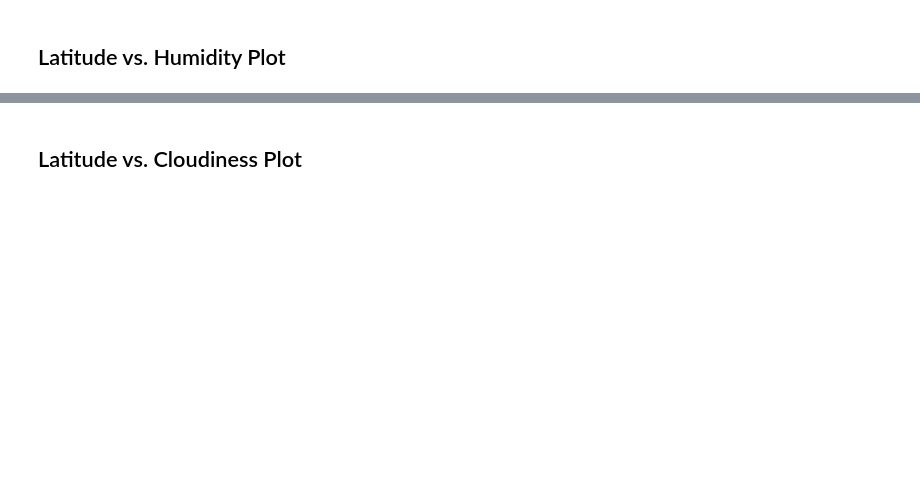
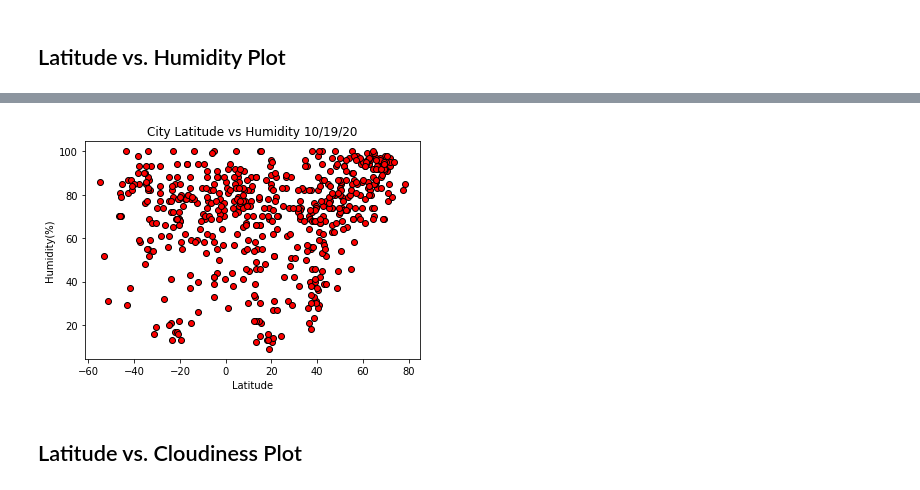
Before and after one commit to ayoukhanna/Global-Weather-Trends, a Jupyter notebook: WeatherPy.ipynb, the cells around one changed output, grey strips where cells are left out. Saved outputs shown, nothing was run; the diff lists cells and outputs as text; code cells hidden in the pictures; blank space fills up the shorter version.

```diff
--- a/WeatherPy.ipynb
+++ b/WeatherPy.ipynb
@@ -192,2 +197,13 @@ Int64Index([], dtype='int64')
+# %%
+Latitude = Weather_df["Latitude"]
+Humidity= Weather_df["Humidity"]
+
+plt.scatter(Latitude, Humidity, marker="o", facecolors="red", edgecolors="black")
+plt.title("City Latitude vs Humidity 10/19/20")
+plt.xlabel("Latitude")
+plt.ylabel("Humidity(%)")
+plt.show()
+# %% [output]
+[figure, added]
 # %% [markdown]
 ## Latitude vs. Cloudiness Plot
```
Also changed, not shown: parts of 7 cells of this notebook.
